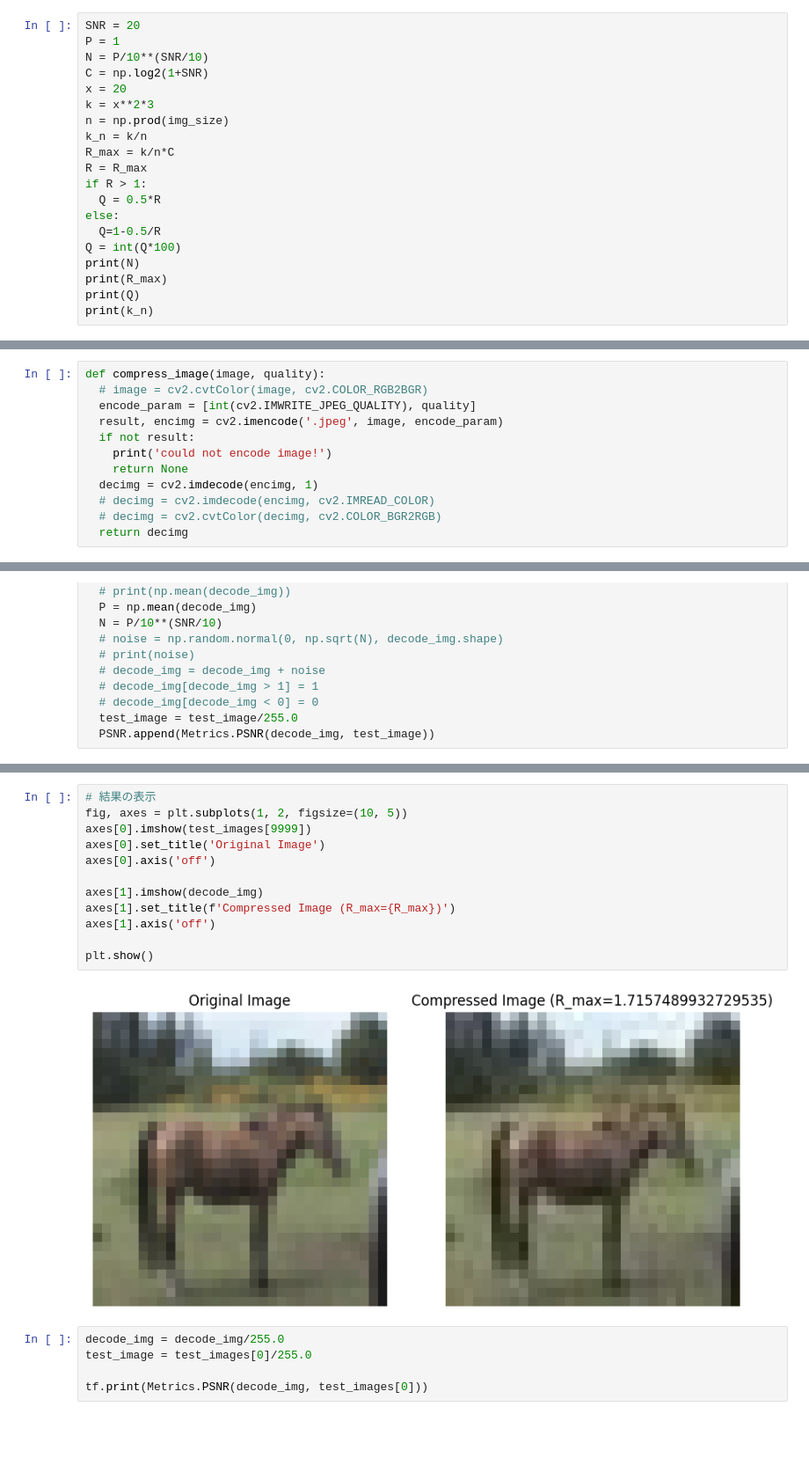
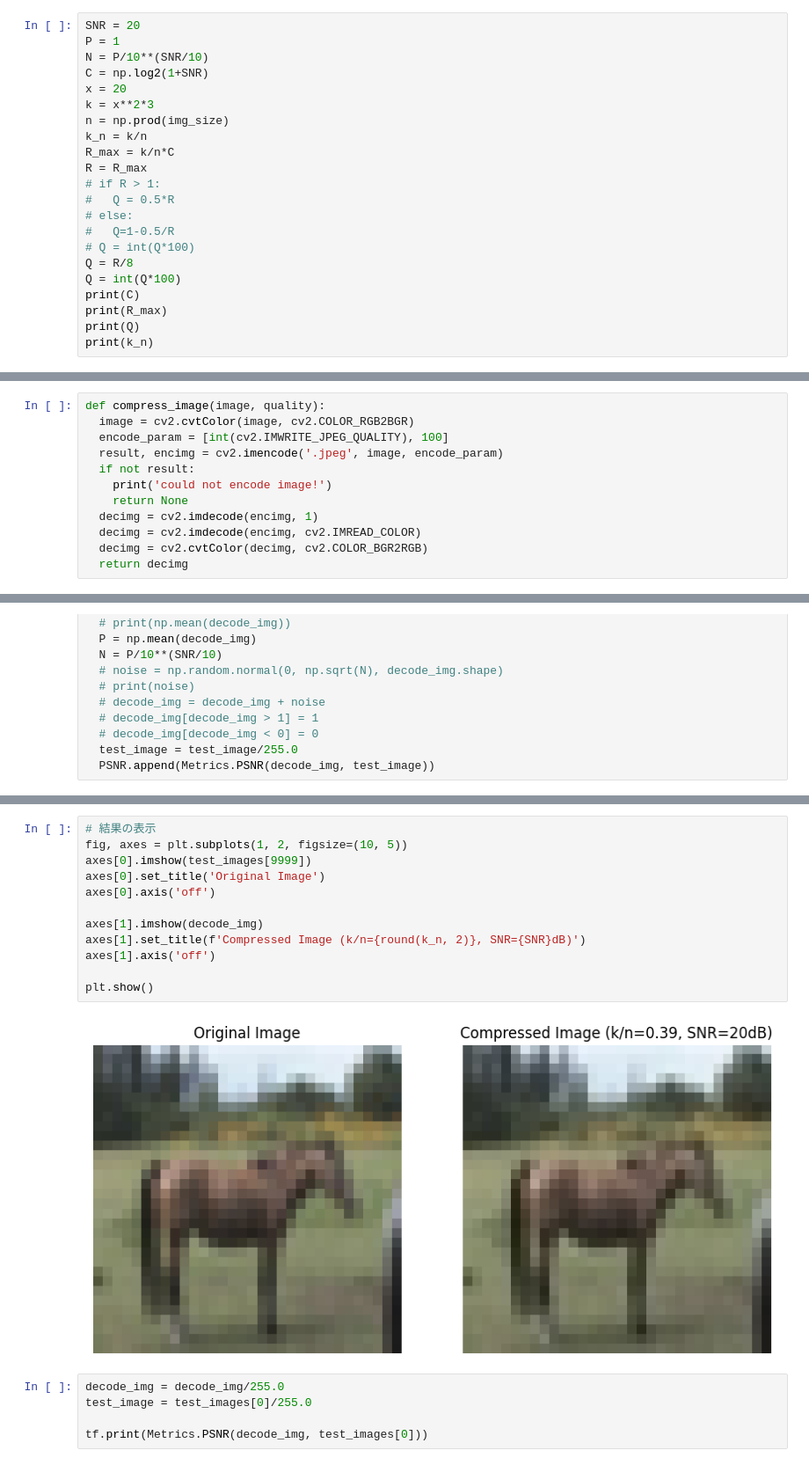
Before and after one commit to Omi031/DeepJSCC_for_Wireless_Image_Transmission, a Jupyter notebook: JPEG.ipynb, the cells around one changed output, grey strips where cells are left out. Shown at 88% size. Saved outputs shown, nothing was run; the diff lists cells and outputs as text; blank space fills up the shorter version.

```diff
--- a/JPEG.ipynb
+++ b/JPEG.ipynb
@@ -99,12 +99,14 @@ n = np.prod(img_size)
 k_n = k/n
 R_max = k/n*C
 R = R_max
-if R > 1:
-  Q = 0.5*R
-else:
-  Q=1-0.5/R
+# if R > 1:
+#   Q = 0.5*R
+# else:
+#   Q=1-0.5/R
+# Q = int(Q*100)
+Q = R/8
 Q = int(Q*100)
-print(N)
+print(C)
 print(R_max)
 print(Q)
 print(k_n)
@@ -115,15 +117,15 @@ print(k_n)
 0.390625
 # %%
 def compress_image(image, quality):
-  # image = cv2.cvtColor(image, cv2.COLOR_RGB2BGR)
-  encode_param = [int(cv2.IMWRITE_JPEG_QUALITY), quality]
+  image = cv2.cvtColor(image, cv2.COLOR_RGB2BGR)
+  encode_param = [int(cv2.IMWRITE_JPEG_QUALITY), 100]
   result, encimg = cv2.imencode('.jpeg', image, encode_param)
   if not result:
     print('could not encode image!')
     return None
   decimg = cv2.imdecode(encimg, 1)
-  # decimg = cv2.imdecode(encimg, cv2.IMREAD_COLOR)
-  # decimg = cv2.cvtColor(decimg, cv2.COLOR_BGR2RGB)
+  decimg = cv2.imdecode(encimg, cv2.IMREAD_COLOR)
+  decimg = cv2.cvtColor(decimg, cv2.COLOR_BGR2RGB)
   return decimg
 # %%
 PSNR = []
@@ -148,17 +150,17 @@ tf.Tensor(32.246025, shape=(), dtype=float32)
 # %%
 # 結果の表示
 fig, axes = plt.subplots(1, 2, figsize=(10, 5))
 axes[0].imshow(test_images[9999])
 axes[0].set_title('Original Image')
 axes[0].axis('off')
 
 axes[1].imshow(decode_img)
-axes[1].set_title(f'Compressed Image (R_max={R_max})')
+axes[1].set_title(f'Compressed Image (k/n={round(k_n, 2)}, SNR={SNR}dB)')
 axes[1].axis('off')
 
 plt.show()
 # %% [output]
-[figure, old version]
+[figure, new version]
 # %%
 decode_img = decode_img/255.0
 test_image = test_images[0]/255.0
```
Also changed, not shown: parts of 13 cells of this notebook, 3 other files.
